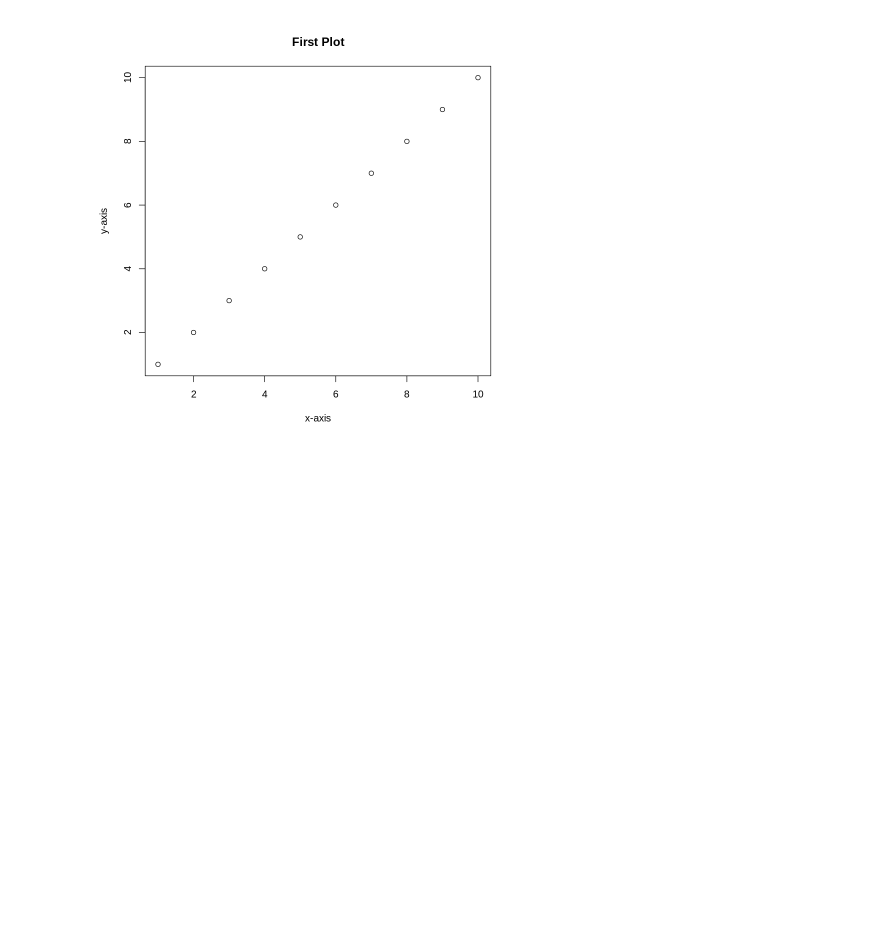
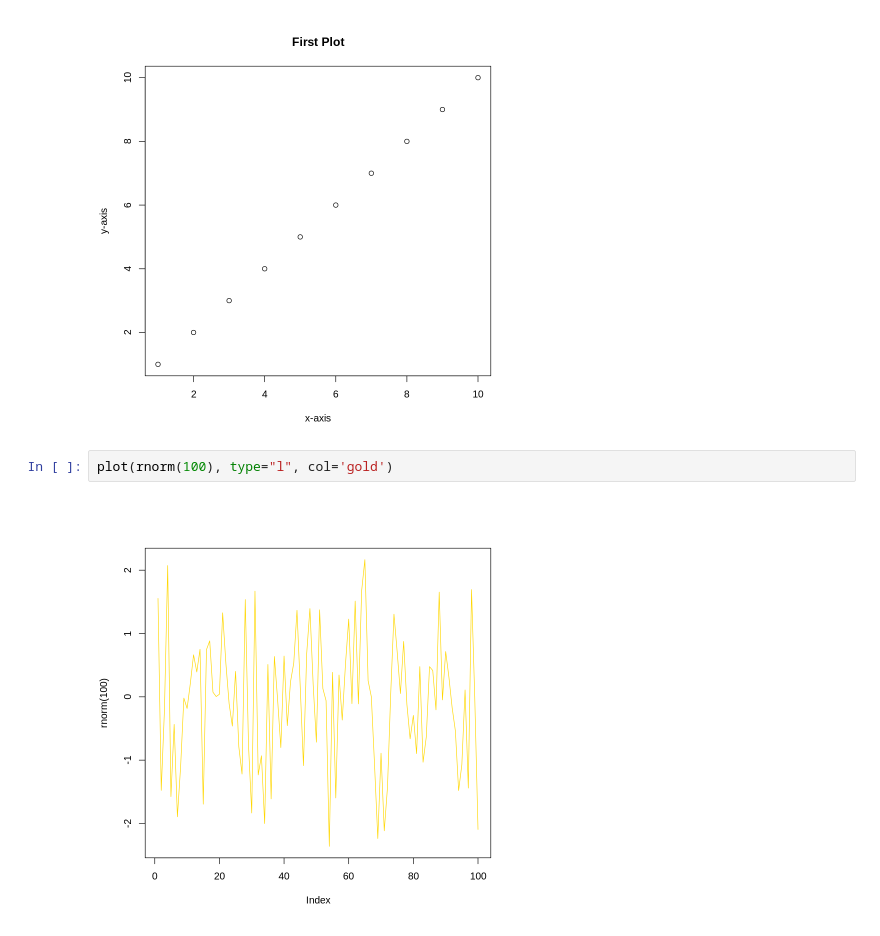
Before and after one commit to JBadawood/R_Language, a Jupyter notebook: The_R_Language.ipynb, the cells around one changed output. Cells and saved outputs as stored; diff of their text form; blank space fills up the shorter version.

```diff
--- a/The_R_Language.ipynb
+++ b/The_R_Language.ipynb
@@ -159,3 +165,7 @@ plot(1:10)
 plot(1:10, main="First Plot", xlab='x-axis', ylab='y-axis')
 # %% [output]
 [figure]
+# %%
+plot(rnorm(100), type="l", col='gold')
+# %% [output]
+[figure, added]
```
Also changed, not shown: parts of 22 cells of this notebook.
